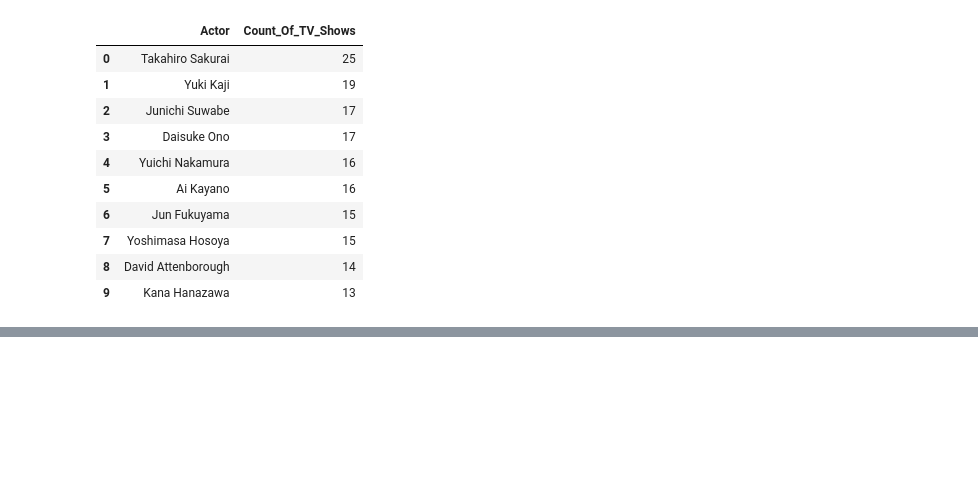
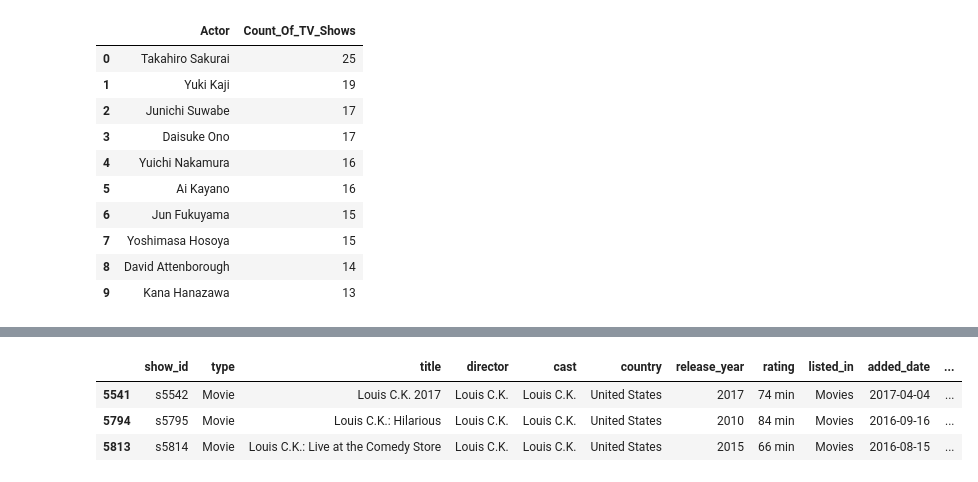
Before and after one commit to akshaykumar2972/Netflix-Data-Analysis, a Jupyter notebook: Netflix_Data_Analysis.ipynb, the cells around one changed output, grey strips where cells are left out. Saved outputs shown, nothing was run; the diff lists cells and outputs as text; code cells hidden in the pictures; blank space fills up the shorter version.

```diff
--- a/Netflix_Data_Analysis.ipynb
+++ b/Netflix_Data_Analysis.ipynb
@@ -228,0 +278,7 @@ cast_series.value_counts().head(10).sort_values(ascending=False).reset_index().r
+# %%
+df[df['rating'].isin(['74 min', '84 min', '66 min'])]
+# %% [output]
+|  | show_id | type | title | director | cast | country | release_year | rating | listed_in | added_date | ... |
+| 5541 | s5542 | Movie | Louis C.K. 2017 | Louis C.K. | Louis C.K. | United States | 2017 | 74 min | Movies | 2017-04-04 | ... |
+| 5794 | s5795 | Movie | Louis C.K.: Hilarious | Louis C.K. | Louis C.K. | United States | 2010 | 84 min | Movies | 2016-09-16 | ... |
+| 5813 | s5814 | Movie | Louis C.K.: Live at the Comedy Store | Louis C.K. | Louis C.K. | United States | 2015 | 66 min | Movies | 2016-08-15 | ... |
```
Also changed, not shown: parts of 5 cells of this notebook.
